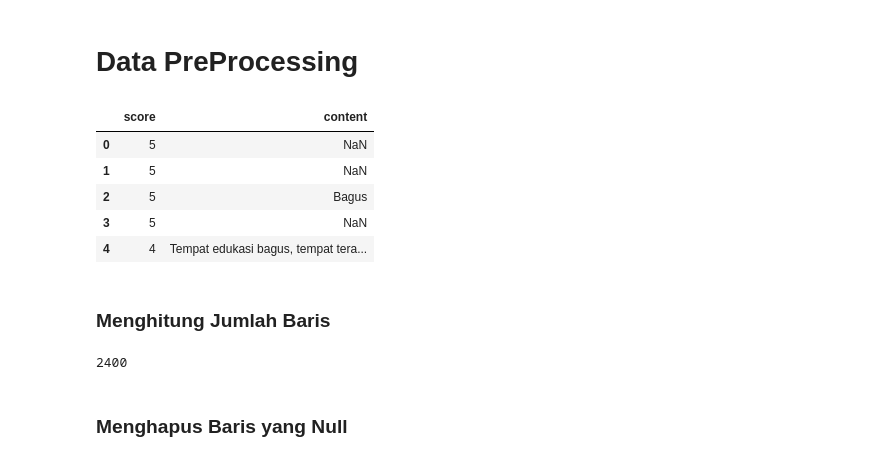
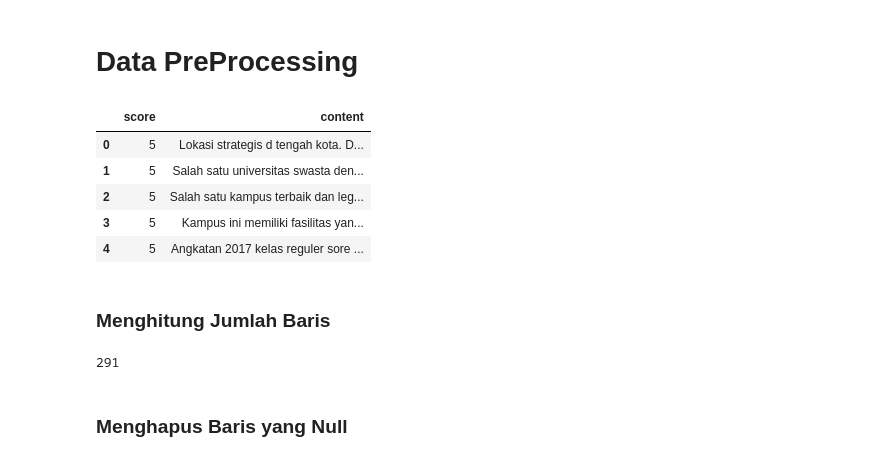
Before and after one commit to randi3281/anfipy, a Jupyter notebook: Analisis Sentimen/skripsikuuu 1.ipynb, the cells around one changed output. Saved outputs shown, nothing was run; the diff lists cells and outputs as text; code cells hidden in the pictures.

```diff
--- a/Analisis Sentimen/skripsikuuu 1.ipynb
+++ b/Analisis Sentimen/skripsikuuu 1.ipynb
@@ -29,23 +87,23 @@ Requirement already satisfied: six>=1.5 in c:\users\anfiniti\codes\anfipy\.venv\
 # %%
 import pandas as pd
 
-df = pd.read_csv('sample_data/the_data_selected.csv', sep=';', encoding='ISO-8859-1')
-# df = pd.read_csv('sample_data/the_data_selected.csv', sep=',')
+# df = pd.read_csv('sample_data/the_data_selected.csv', sep=';', encoding='ISO-8859-1')
+df = pd.read_csv('sample_data/the_data_selected.csv', sep=',')
 my_df = df[['score', 'content']]
 my_df.head()
 # %% [output]
 |  | score | content |
-| 0 | 5 | NaN |
-| 1 | 5 | NaN |
-| 2 | 5 | Bagus |
-| 3 | 5 | NaN |
-| 4 | 4 | Tempat edukasi bagus, tempat tera... |
+| 0 | 5 | Lokasi strategis d tengah kota. D... |
+| 1 | 5 | Salah satu universitas swasta den... |
+| 2 | 5 | Salah satu kampus terbaik dan leg... |
+| 3 | 5 | Kampus ini memiliki fasilitas yan... |
+| 4 | 5 | Angkatan 2017 kelas reguler sore ... |
 # %% [markdown]
 ### Menghitung Jumlah Baris
 # %%
 len(my_df.index)
 # %% [output]
-2400
+291
 # %% [markdown]
 ### Menghapus Baris yang Null
 # %%
```
Also changed, not shown: parts of 41 cells of this notebook, 17 other files.
